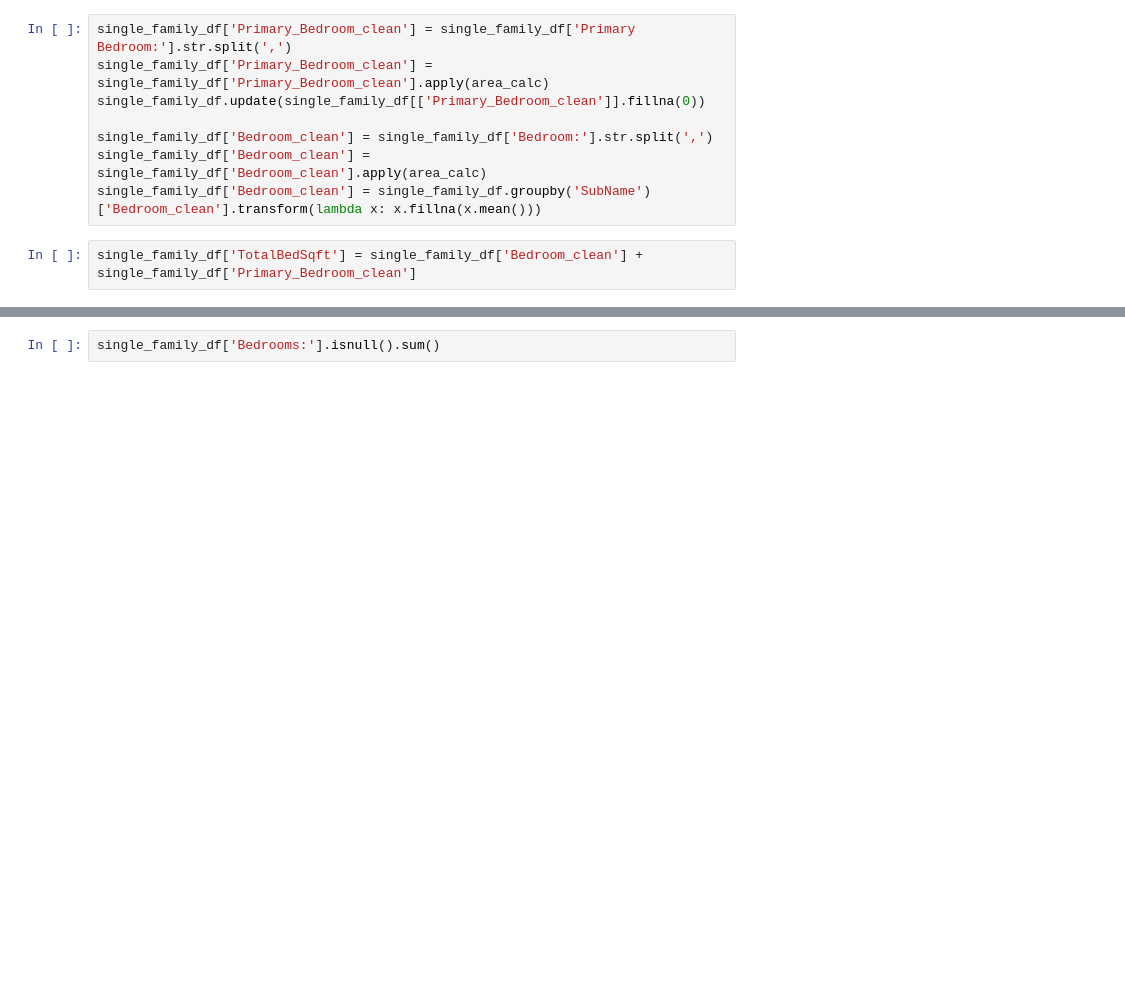
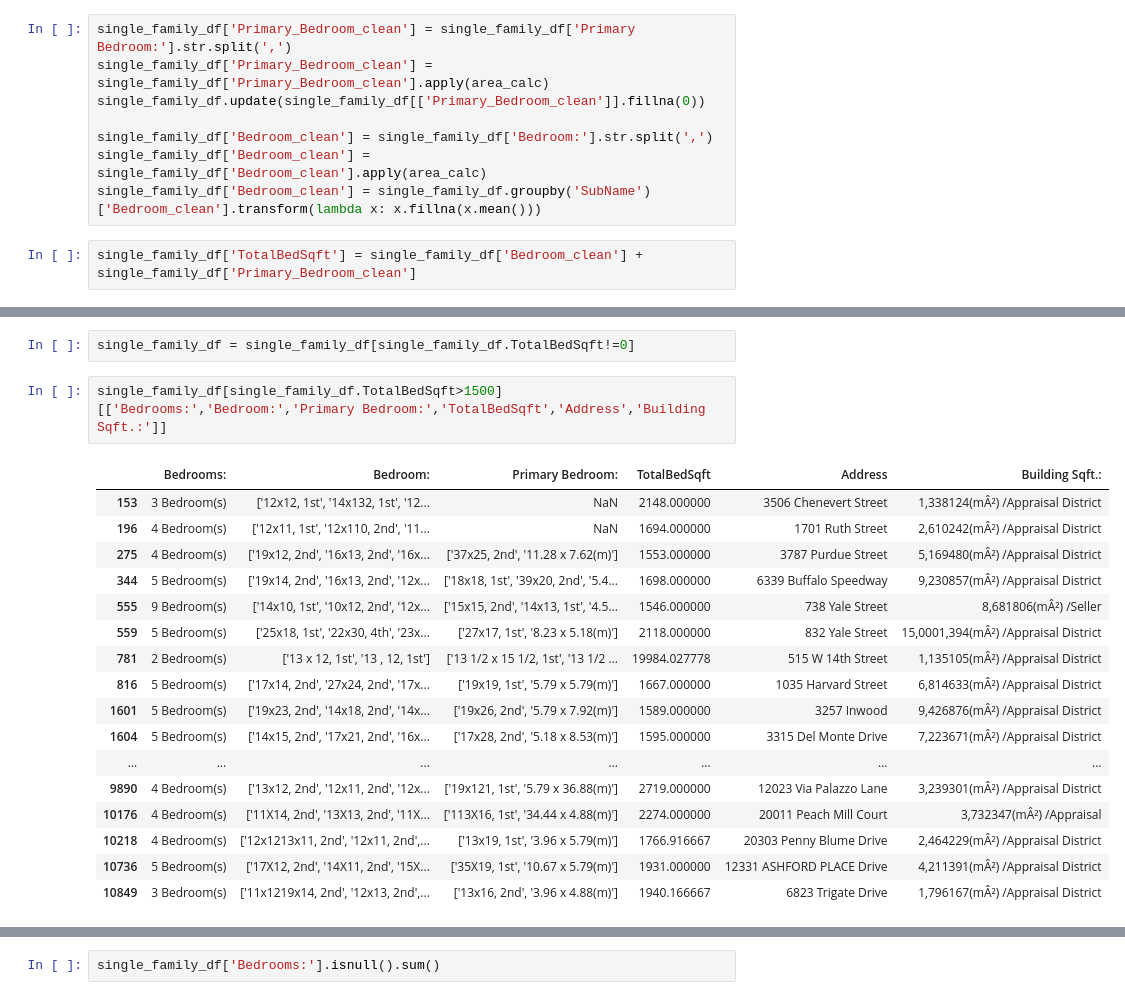
Before and after one commit to AllenAnsari/Prediction-House-Price-Using-Image-Processing, a Jupyter notebook: notebooks/Data Wrangling.ipynb, the cells around one changed output, grey strips where cells are left out. Drawn from its saved outputs; the diff is of its cells as text; blank space fills up the shorter version.

```diff
--- a/notebooks/Data Wrangling.ipynb
+++ b/notebooks/Data Wrangling.ipynb
@@ -1230,0 +1389,22 @@ single_family_df[['Bedrooms:','Bedroom:','Primary Bedroom:','Primary_Bedroom_cle
+# %%
+single_family_df = single_family_df[single_family_df.TotalBedSqft!=0]
+# %%
+single_family_df[single_family_df.TotalBedSqft>1500][['Bedrooms:','Bedroom:','Primary Bedroom:','TotalBedSqft','Address','Building Sqft.:']]
+# %% [output]
+|  | Bedrooms: | Bedroom: | Primary Bedroom: | TotalBedSqft | Address | Building Sqft.: |
+| 153 | 3 Bedroom(s) | ['12x12, 1st', '14x132, 1st', '12... | NaN | 2148.000000 | 3506 Chenevert Street | 1,338124(mÂ²) /Appraisal District |
+| 196 | 4 Bedroom(s) | ['12x11, 1st', '12x110, 2nd', '11... | NaN | 1694.000000 | 1701 Ruth Street | 2,610242(mÂ²) /Appraisal District |
+| 275 | 4 Bedroom(s) | ['19x12, 2nd', '16x13, 2nd', '16x... | ['37x25, 2nd', '11.28 x 7.62(m)'] | 1553.000000 | 3787 Purdue Street | 5,169480(mÂ²) /Appraisal District |
+| 344 | 5 Bedroom(s) | ['19x14, 2nd', '16x13, 2nd', '12x... | ['18x18, 1st', '39x20, 2nd', '5.4... | 1698.000000 | 6339 Buffalo Speedway | 9,230857(mÂ²) /Appraisal District |
+| 555 | 9 Bedroom(s) | ['14x10, 1st', '10x12, 2nd', '12x... | ['15x15, 2nd', '14x13, 1st', '4.5... | 1546.000000 | 738 Yale Street | 8,681806(mÂ²) /Seller |
+| 559 | 5 Bedroom(s) | ['25x18, 1st', '22x30, 4th', '23x... | ['27x17, 1st', '8.23 x 5.18(m)'] | 2118.000000 | 832 Yale Street | 15,0001,394(mÂ²) /Appraisal District |
+| 781 | 2 Bedroom(s) | ['13 x 12, 1st', '13 , 12, 1st'] | ['13 1/2 x 15 1/2, 1st', '13 1/2 ... | 19984.027778 | 515 W 14th Street | 1,135105(mÂ²) /Appraisal District |
+| 816 | 5 Bedroom(s) | ['17x14, 2nd', '27x24, 2nd', '17x... | ['19x19, 1st', '5.79 x 5.79(m)'] | 1667.000000 | 1035 Harvard Street | 6,814633(mÂ²) /Appraisal District |
+| 1601 | 5 Bedroom(s) | ['19x23, 2nd', '14x18, 2nd', '14x... | ['19x26, 2nd', '5.79 x 7.92(m)'] | 1589.000000 | 3257 Inwood | 9,426876(mÂ²) /Appraisal District |
+| 1604 | 5 Bedroom(s) | ['14x15, 2nd', '17x21, 2nd', '16x... | ['17x28, 2nd', '5.18 x 8.53(m)'] | 1595.000000 | 3315 Del Monte Drive | 7,223671(mÂ²) /Appraisal District |
+| ... | ... | ... | ... | ... | ... | ... |
+| 9890 | 4 Bedroom(s) | ['13x12, 2nd', '12x11, 2nd', '12x... | ['19x121, 1st', '5.79 x 36.88(m)'] | 2719.000000 | 12023 Via Palazzo Lane | 3,239301(mÂ²) /Appraisal District |
+| 10176 | 4 Bedroom(s) | ['11X14, 2nd', '13X13, 2nd', '11X... | ['113X16, 1st', '34.44 x 4.88(m)'] | 2274.000000 | 20011 Peach Mill Court | 3,732347(mÂ²) /Appraisal |
+| 10218 | 4 Bedroom(s) | ['12x1213x11, 2nd', '12x11, 2nd',... | ['13x19, 1st', '3.96 x 5.79(m)'] | 1766.916667 | 20303 Penny Blume Drive | 2,464229(mÂ²) /Appraisal District |
+| 10736 | 5 Bedroom(s) | ['17X12, 2nd', '14X11, 2nd', '15X... | ['35X19, 1st', '10.67 x 5.79(m)'] | 1931.000000 | 12331 ASHFORD PLACE Drive | 4,211391(mÂ²) /Appraisal District |
+| 10849 | 3 Bedroom(s) | ['11x1219x14, 2nd', '12x13, 2nd',... | ['13x16, 2nd', '3.96 x 4.88(m)'] | 1940.166667 | 6823 Trigate Drive | 1,796167(mÂ²) /Appraisal District |
```
Also changed, not shown: parts of 77 cells of this notebook, 1 other file.
